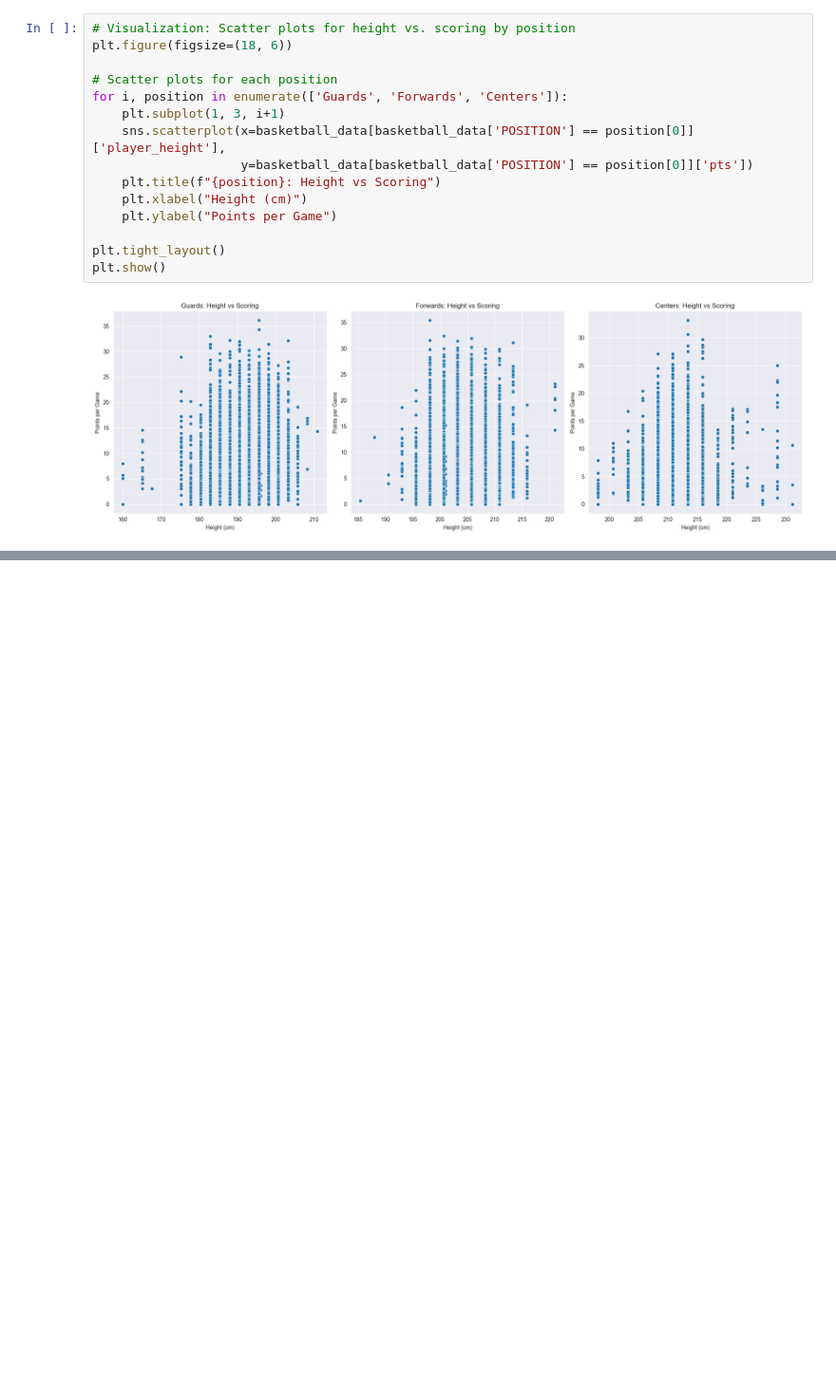
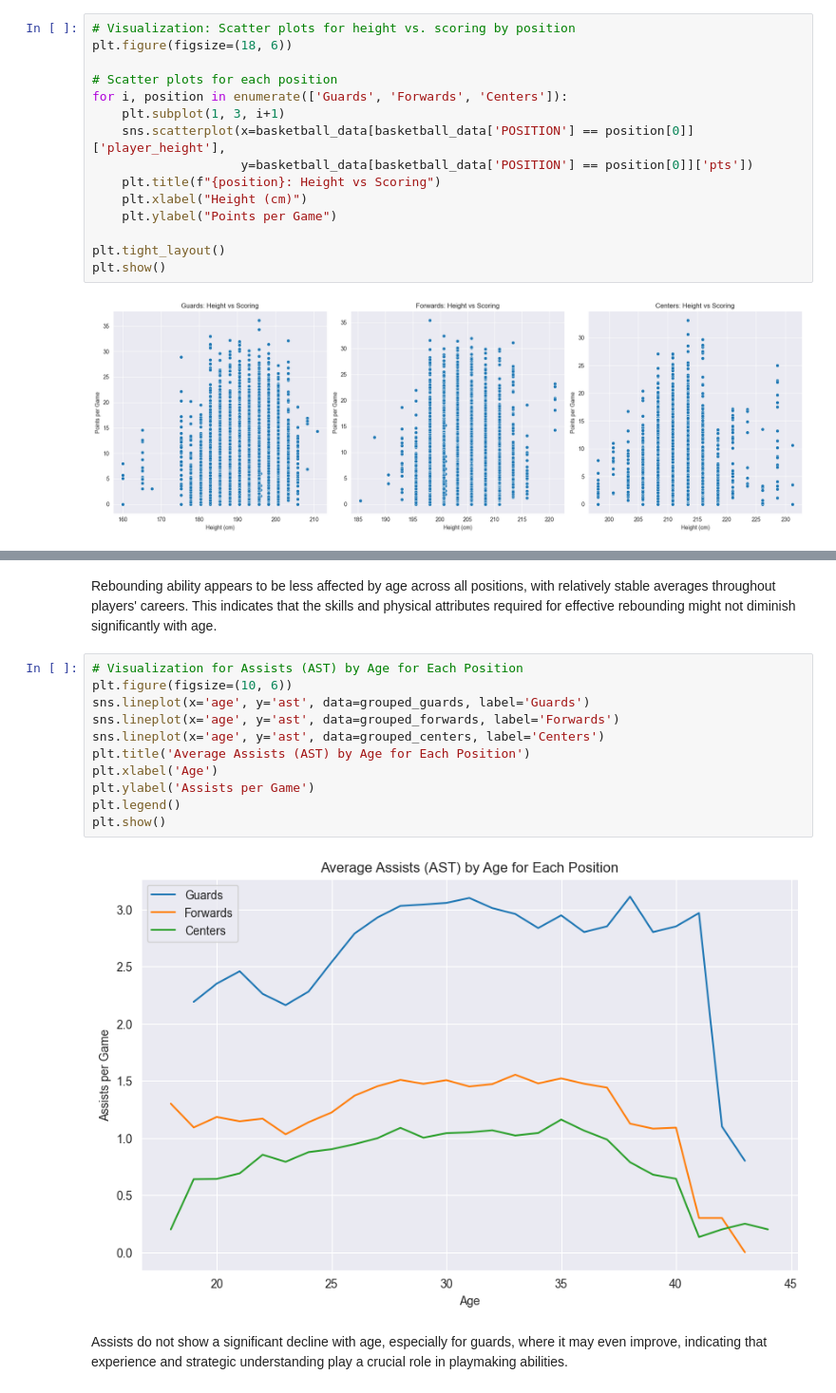
Before and after one commit to ChuanCheLin/NBA-Height-and-Weight-Analysis, a Jupyter notebook: positionAnalysis.ipynb, the cells around one changed output, grey strips where cells are left out. Shown at 95% size. Drawn from its saved outputs; the diff is of its cells as text; blank space fills up the shorter version.

```diff
--- a/positionAnalysis.ipynb
+++ b/positionAnalysis.ipynb
@@ -76,0 +119,17 @@ plt.show()
+# %% [markdown]
+Rebounding ability appears to be less affected by age across all positions, with relatively stable averages throughout players' careers. This indicates that the skills and physical attributes required for effective rebounding might not diminish significantly with age.
+# %%
+# Visualization for Assists (AST) by Age for Each Position
+plt.figure(figsize=(10, 6))
+sns.lineplot(x='age', y='ast', data=grouped_guards, label='Guards')
+sns.lineplot(x='age', y='ast', data=grouped_forwards, label='Forwards')
+sns.lineplot(x='age', y='ast', data=grouped_centers, label='Centers')
+plt.title('Average Assists (AST) by Age for Each Position')
+plt.xlabel('Age')
+plt.ylabel('Assists per Game')
+plt.legend()
+plt.show()
+# %% [output]
+[figure, added]
+# %% [markdown]
+Assists do not show a significant decline with age, especially for guards, where it may even improve, indicating that experience and strategic understanding play a crucial role in playmaking abilities.
```
Also changed, not shown: parts of 6 cells of this notebook.
